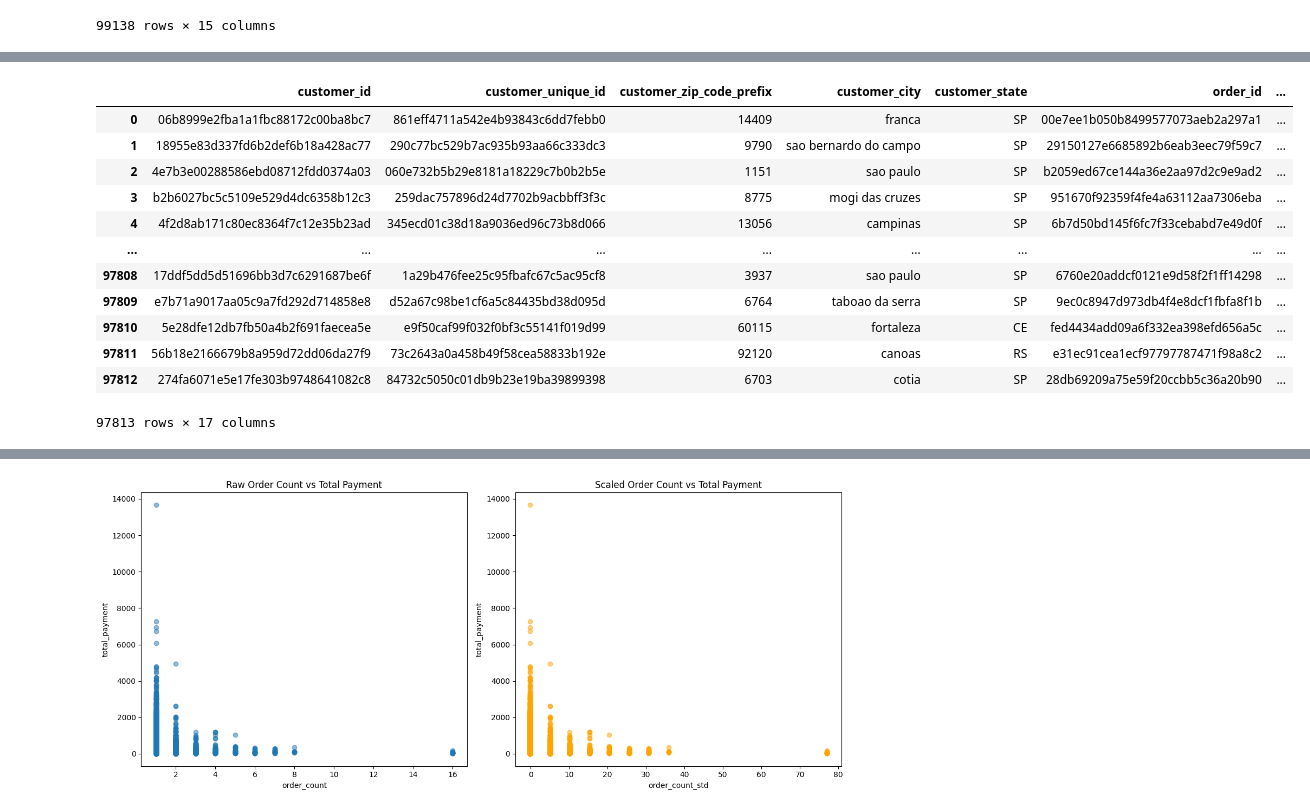
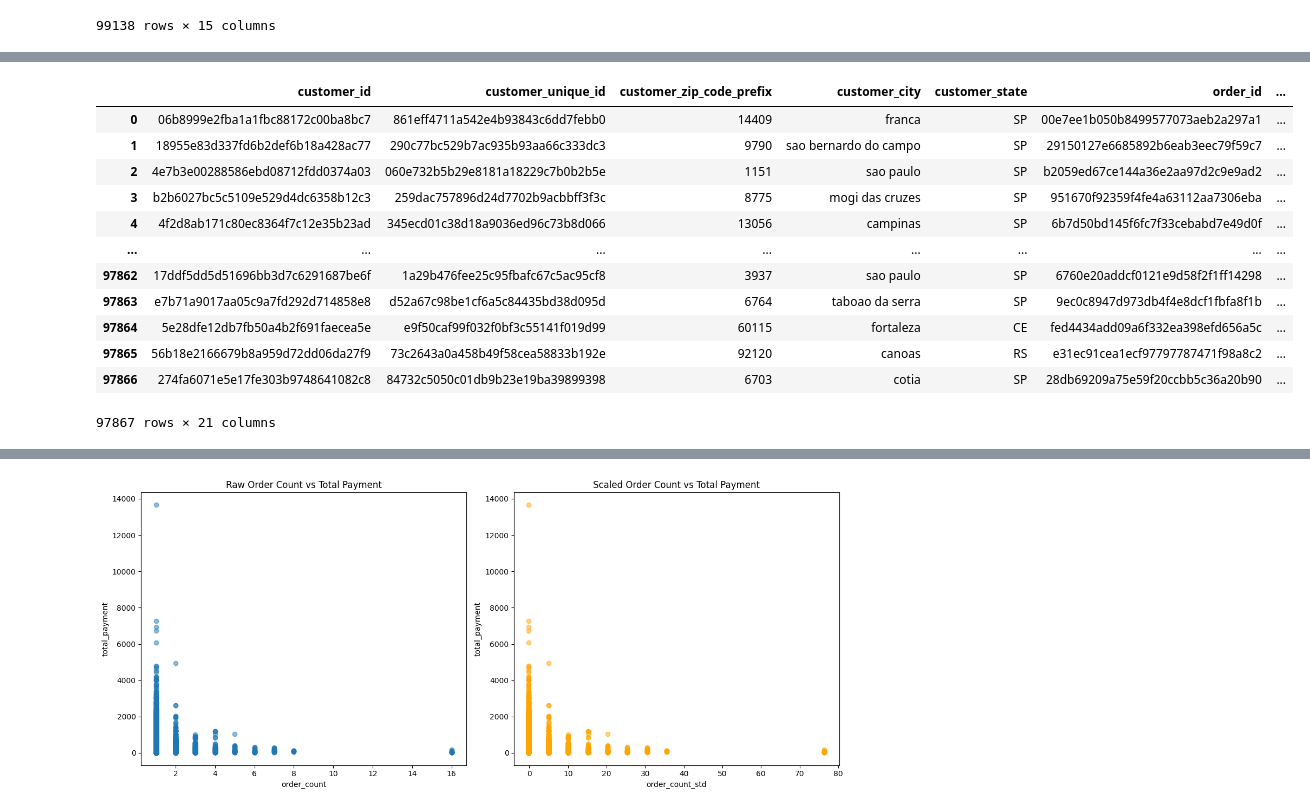
Before and after one commit to Mocuss/FESI-Crew, a Jupyter notebook: EDA.ipynb, the cells around one changed output, grey strips where cells are left out. Saved outputs shown, nothing was run; the diff lists cells and outputs as text; code cells hidden in the pictures.

```diff
--- a/EDA.ipynb
+++ b/EDA.ipynb
@@ -131,0 +130,3 @@ duplicates are normal as one place can have multiple orders.
+# %%
+# Remove duplicates based on 'order_id' and keeping the first occurrence
+order_reviews_df = order_reviews_df.drop_duplicates(subset='order_id', keep='first')
@@ -435,14 +632,0 @@ order_payments_df[order_payments_df['order_id'].duplicated()]
-# %%
-order_payments_df['is_voucher'] = order_payments_df['payment_type'] == 'voucher'
-voucher_counts = order_payments_df[order_payments_df['is_voucher']].groupby('order_id').size().reset_index(name='voucher_count')
-orderpaymentmerge = order_payments_df.groupby('order_id').agg({
-    'payment_value': 'sum',       # Total payment for the order
-    'is_voucher': 'any'           # Whether any voucher was used in the order
-}).reset_index()
-orderpaymentmerge.rename(columns={
-    'payment_value': 'total_payment',
-    'is_voucher': 'voucher_used'
-}, inplace=True)
-
-orderpaymentmerge = pd.merge(orderpaymentmerge, voucher_counts, on='order_id', how='left')
-orderpaymentmerge['voucher_count'] = orderpaymentmerge['voucher_count'].fillna(0).astype(int)
@@ -517,3 +649,0 @@ Name: customer_zip_code_prefix, Length: 99417, dtype: int64
-# %%
-customer_orders_payment_df['customer_zip_code_prefix'] = customer_orders_payment_df['customer_zip_code_prefix'].astype(int)
-customer_orders_payment_df
@@ -605,4 +666,0 @@ order_reviews_df[order_reviews_df['order_id'] == "cf73e2cb1f4a9480ed70c154da3d95
-# %%
-order_reviews_df['review_creation_date'] = pd.to_datetime(order_reviews_df['review_creation_date'])
-order_reviews_sorted = order_reviews_df.sort_values('review_creation_date', ascending=False)
-latest_reviews_df = order_reviews_sorted.drop_duplicates(subset='order_id', keep='first')
@@ -639,21 +667,21 @@ latest_reviews_df
 # %%
-filtered_customer_orders_payment_reviews_df = pd.merge(filtered_customer_orders_payment_df, latest_reviews_df, on='order_id', how="inner")
+filtered_customer_orders_payment_reviews_df = pd.merge(filtered_customer_orders_payment_df, order_reviews_df, on='order_id', how="inner")
 filtered_customer_orders_payment_reviews_df
 #merge the customer + order + payment dataset with reviews
 # %% [output]
 |  | customer_id | customer_unique_id | customer_zip_code_prefix | customer_city | customer_state | order_id | ... |
 | 0 | 06b8999e2fba1a1fbc88172c00ba8bc7 | 861eff4711a542e4b93843c6dd7febb0 | 14409 | franca | SP | 00e7ee1b050b8499577073aeb2a297a1 | ... |
 | 1 | 18955e83d337fd6b2def6b18a428ac77 | 290c77bc529b7ac935b93aa66c333dc3 | 9790 | sao bernardo do campo | SP | 29150127e6685892b6eab3eec79f59c7 | ... |
 | 2 | 4e7b3e00288586ebd08712fdd0374a03 | 060e732b5b29e8181a18229c7b0b2b5e | 1151 | sao paulo | SP | b2059ed67ce144a36e2aa97d2c9e9ad2 | ... |
 | 3 | b2b6027bc5c5109e529d4dc6358b12c3 | 259dac757896d24d7702b9acbbff3f3c | 8775 | mogi das cruzes | SP | 951670f92359f4fe4a63112aa7306eba | ... |
 | 4 | 4f2d8ab171c80ec8364f7c12e35b23ad | 345ecd01c38d18a9036ed96c73b8d066 | 13056 | campinas | SP | 6b7d50bd145f6fc7f33cebabd7e49d0f | ... |
 | ... | ... | ... | ... | ... | ... | ... | ... |
-| 97808 | 17ddf5dd5d51696bb3d7c6291687be6f | 1a29b476fee25c95fbafc67c5ac95cf8 | 3937 | sao paulo | SP | 6760e20addcf0121e9d58f2f1ff14298 | ... |
-| 97809 | e7b71a9017aa05c9a7fd292d714858e8 | d52a67c98be1cf6a5c84435bd38d095d | 6764 | taboao da serra | SP | 9ec0c8947d973db4f4e8dcf1fbfa8f1b | ... |
-| 97810 | 5e28dfe12db7fb50a4b2f691faecea5e | e9f50caf99f032f0bf3c55141f019d99 | 60115 | fortaleza | CE | fed4434add09a6f332ea398efd656a5c | ... |
-| 97811 | 56b18e2166679b8a959d72dd06da27f9 | 73c2643a0a458b49f58cea58833b192e | 92120 | canoas | RS | e31ec91cea1ecf97797787471f98a8c2 | ... |
-| 97812 | 274fa6071e5e17fe303b9748641082c8 | 84732c5050c01db9b23e19ba39899398 | 6703 | cotia | SP | 28db69209a75e59f20ccbb5c36a20b90 | ... |
+| 97862 | 17ddf5dd5d51696bb3d7c6291687be6f | 1a29b476fee25c95fbafc67c5ac95cf8 | 3937 | sao paulo | SP | 6760e20addcf0121e9d58f2f1ff14298 | ... |
+| 97863 | e7b71a9017aa05c9a7fd292d714858e8 | d52a67c98be1cf6a5c84435bd38d095d | 6764 | taboao da serra | SP | 9ec0c8947d973db4f4e8dcf1fbfa8f1b | ... |
+| 97864 | 5e28dfe12db7fb50a4b2f691faecea5e | e9f50caf99f032f0bf3c55141f019d99 | 60115 | fortaleza | CE | fed4434add09a6f332ea398efd656a5c | ... |
+| 97865 | 56b18e2166679b8a959d72dd06da27f9 | 73c2643a0a458b49f58cea58833b192e | 92120 | canoas | RS | e31ec91cea1ecf97797787471f98a8c2 | ... |
+| 97866 | 274fa6071e5e17fe303b9748641082c8 | 84732c5050c01db9b23e19ba39899398 | 6703 | cotia | SP | 28db69209a75e59f20ccbb5c36a20b90 | ... |
-97813 rows × 17 columns
+97867 rows × 21 columns
 # %%
 order_items_df[order_items_df['order_id'] == "0008288aa423d2a3f00fcb17cd7d8719"]
 #same orderid, same product ID, different order item id. Order item id does not mean quantity.
```
Also changed, not shown: parts of 130 cells of this notebook.
